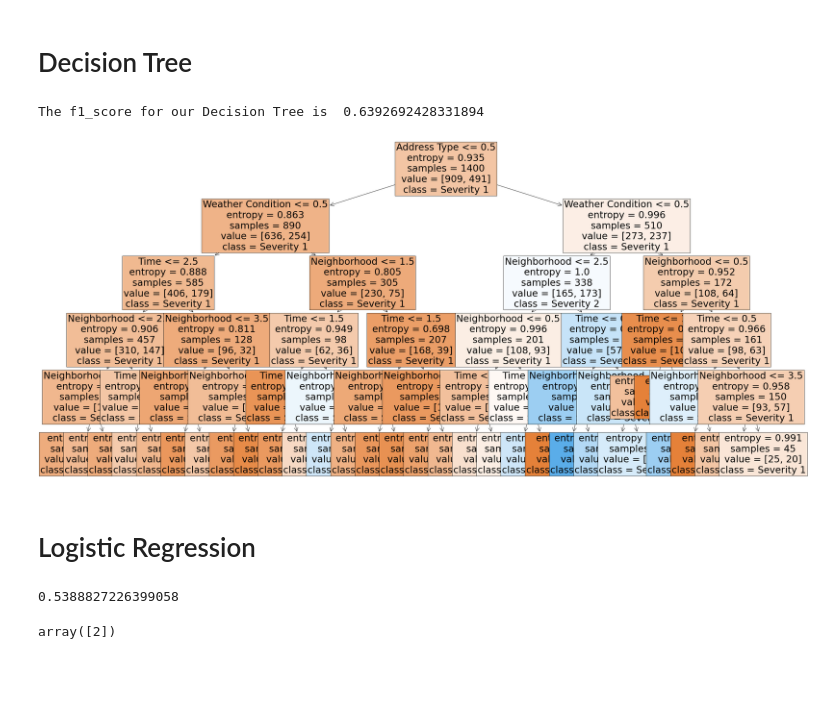
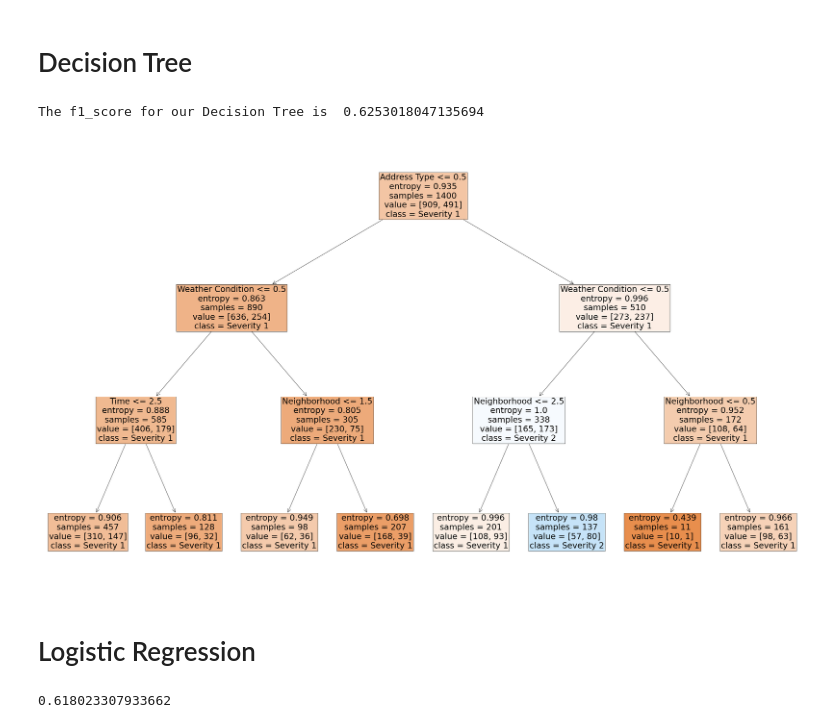
Before and after one commit to mtan1/Old_Coursera_Capstone, a Jupyter notebook: Applied Data Science Capstone.ipynb, the cells around one changed output. Cells and saved outputs as stored; diff of their text form; code cells hidden in the pictures; blank space fills up the shorter version.

```diff
--- a/Applied Data Science Capstone.ipynb
+++ b/Applied Data Science Capstone.ipynb
@@ -180,23 +180,23 @@ X = X[0:2000,:]
 y = y[0:2000]
 X_train, X_test, y_train, y_test = train_test_split( X, y, test_size=0.3, random_state=4)
 
-decisionTree = DecisionTreeClassifier(criterion="entropy", max_depth = 5)
+decisionTree = DecisionTreeClassifier(criterion="entropy", max_depth = 3)
 decisionTree.fit(X_train,y_train)
 predTree = decisionTree.predict(X_test)
 print("The f1_score for our Decision Tree is ",f1_score(y_test, predTree, average='weighted'))
 # %% [output]
-The f1_score for our Decision Tree is  0.6392692428331894
+The f1_score for our Decision Tree is  0.6253018047135694
 # %%
 from sklearn import tree
 
 fn=['Weather Condition',  'Time', 'Neighborhood', 'Address Type']
 cn=['Severity 1', 'Severity 2']
-fig, ax = plt.subplots(figsize=(40, 20))
+fig, ax = plt.subplots(figsize=(50, 30))
 tree.plot_tree(decisionTree,  fontsize=30,feature_names = fn,
                class_names=cn,filled = True)
 plt.show()
 # %% [output]
-[figure, old version]
+[figure, new version]
 # %% [markdown]
 # Logistic Regression
 # %%
@@ -205,19 +205,16 @@ from sklearn.metrics import f1_score
 from sklearn.metrics import log_loss
 from sklearn.linear_model import LogisticRegression
 
-X = dfUseful[['Weather Condition', 'Season' , 'Time', 'Neighborhood', 'Address Type']].values
+X = dfUseful[['Weather Condition',  'Time', 'Neighborhood', 'Address Type']].values
 y = np.asarray(dfUseful['SEVERITYCODE'])
+X = X[0:2000,:]
+y = y[0:2000]
 X = preprocessing.StandardScaler().fit(X).transform(X) #Normalizing the data set
 
-X_train, X_test, y_train, y_test = train_test_split( X, y, test_size=0.2, random_state=4)
+X_train, X_test, y_train, y_test = train_test_split( X, y, test_size=0.3, random_state=4)
 
 LR = LogisticRegression(C=0.01, solver='liblinear').fit(X_train,y_train)
 yhat = LR.predict(X_test)
 f1_score(y_test, yhat, average='weighted')
 # %% [output]
-0.5388827226399058
+0.618023307933662
-# %%
-predTree = decisionTree.predict(np.array([[0, 3, 2, 2, 0]]))
-predTree
-# %% [output]
-array([2])
```
Also changed, not shown: parts of 3 cells of this notebook.
